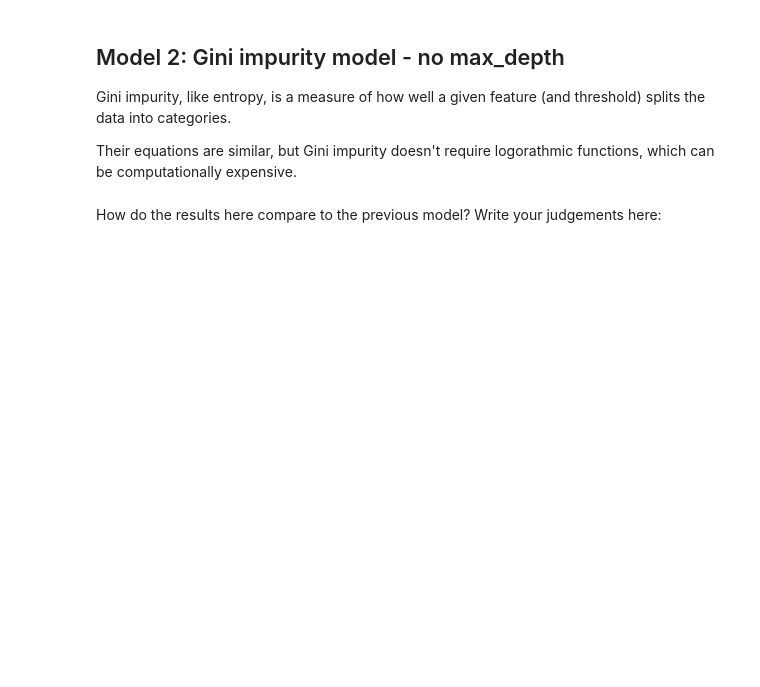
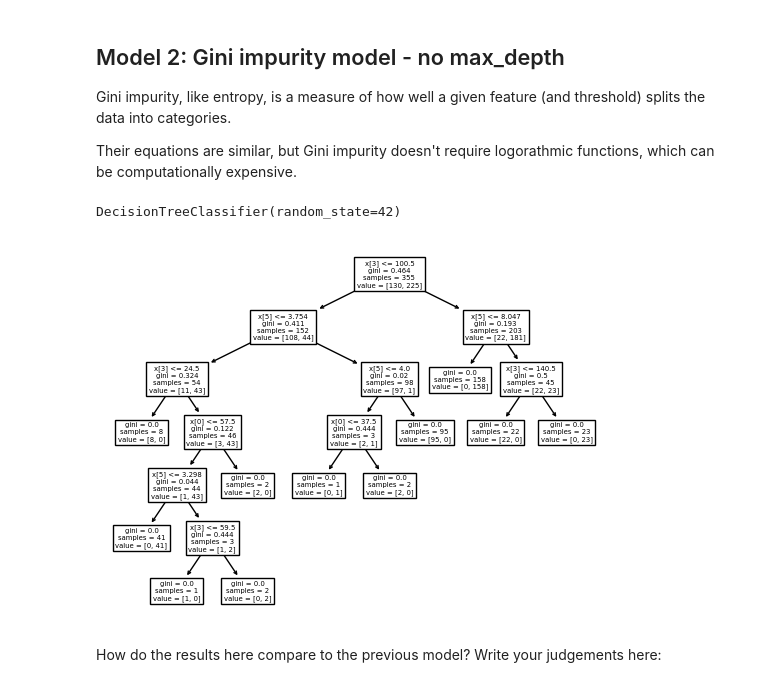
Before and after one commit to amoutafian/decision_tree_case_study, a Jupyter notebook: Springboard Decision Tree Specialty Coffee Case Study - Tier 3.ipynb, the cells around one changed output. Saved outputs shown, nothing was run; the diff lists cells and outputs as text; code cells hidden in the pictures; blank space fills up the shorter version.

```diff
--- a/Springboard Decision Tree Specialty Coffee Case Study - Tier 3.ipynb
+++ b/Springboard Decision Tree Specialty Coffee Case Study - Tier 3.ipynb
@@ -412,28 +412,31 @@ Gini impurity, like entropy, is a measure of how well a given feature (and thres
 
 Their equations are similar, but Gini impurity doesn't require logorathmic functions, which can be computationally expensive.
 # %%
-# Make a variable called gini_model, and assign it exactly what you assigned entr_model with above, but with the
-# criterion changed to 'gini'
-_ _ _
+# Make a variable called gini_model, and assign it exactly what
+#you assigned entr_model with above, but with the criterion changed to 'gini'
+
+gini_model = tree.DecisionTreeClassifier(criterion = 'gini', random_state = 42)
 
 # Call fit() on the gini_model as you did with the entr_model
-_ _ _
+gini_model.fit(X_train, y_train)
 
 # Call predict() on the gini_model as you did with the entr_model
-_ _ _
+y_pred = gini_model.predict(X_test)
 
 # Turn y_pred into a series, as before
-_ _ _
+y_pred_series_g = pd.Series(y_pred)
 
 # Check out gini_model
-_ _ _
+gini_model
+# %% [output]
+DecisionTreeClassifier(random_state=42)
 # %%
 # As before, but make the model name gini_model
-_ _ _
-_ _ _
+tree.plot_tree(gini_model);
 
 # Alternatively for class_names use gini_model.classes_
-_ _ _
+# %% [output]
+[figure, added]
 # %%
 # Run this block for model evaluation
 print("Model Gini impurity model")
```
Also changed, not shown: parts of 1 cell of this notebook.
